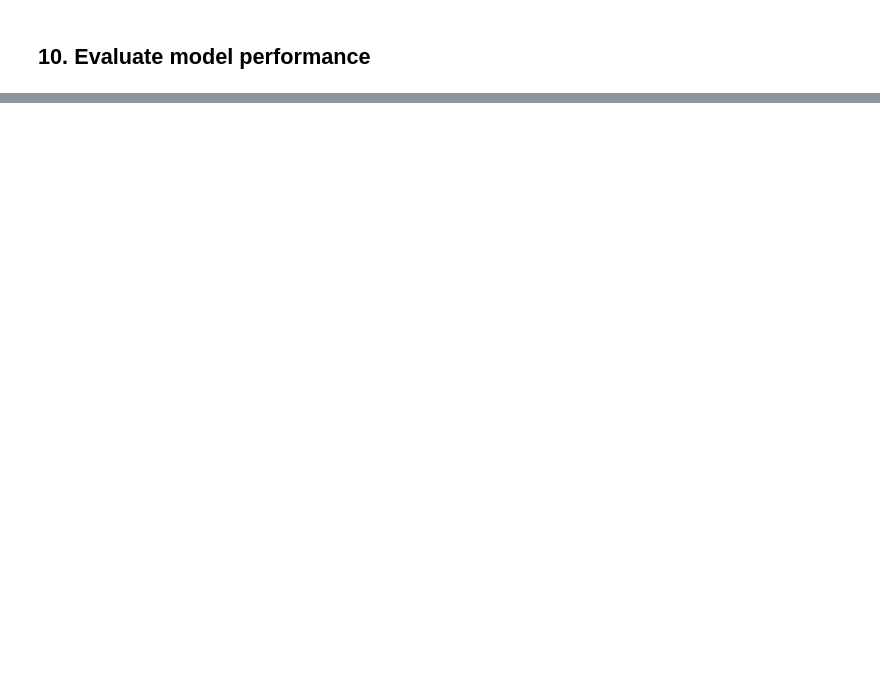
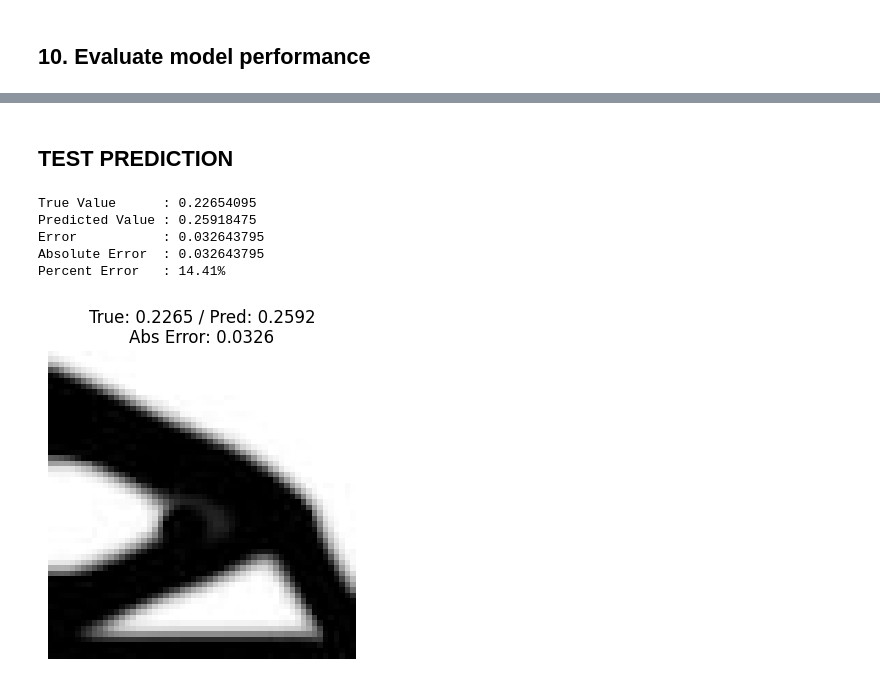
Before and after one commit to min0left-hub/mobis_ai_education_2026, a Jupyter notebook: DL_03_B_CNN_BRKT.ipynb, the cells around one changed output, grey strips where cells are left out. Saved outputs shown, nothing was run; the diff lists cells and outputs as text; code cells hidden in the pictures; blank space fills up the shorter version.

```diff
--- a/DL_03_B_CNN_BRKT.ipynb
+++ b/DL_03_B_CNN_BRKT.ipynb
@@ -339,0 +305,12 @@ num_epochs = 100  # number of times the entire training dataset is passed throug
+# %%
+
+config = {
+    "conv_layers_channels": [32,64,128],
+    "fc_units": [256, 1],
+    "dropout_rate": 0.2,
+    "lr": 0.001,
+    "weight_decay": 1e-4
+}
+
+epochs = 50
+input_size = 56
@@ -501,0 +541,63 @@ valid R2 :  0.9564
+# %% [markdown]
+## TEST PREDICTION
+# %%
+test_idx=0
+# %%
+# test_loader에서 이미지 1개 꺼내기
+model.eval()
+
+with torch.no_grad():
+    for X_batch, y_batch in test_loader:
+        # batch에서 첫 번째 이미지 1개만 선택
+        sample_image = X_batch[test_idx]          # shape: (1, 56, 56)
+        sample_true = y_batch[test_idx]           # shape: (1,) 또는 scalar
+
+        # 모델 입력용으로 batch 차원 추가
+        sample_input = sample_image.unsqueeze(0).to(device)  # shape: (1, 1, 56, 56)
+
+        # 예측
+        sample_pred = model(sample_input)
+
+        break
+# %%
+true_value = sample_true.detach().cpu().numpy().reshape(-1)[0]
+pred_value = sample_pred.detach().cpu().numpy().reshape(-1)[0]
+
+error = pred_value - true_value
+abs_error = abs(error)
+
+if abs(true_value) > 1e-8:
+    percent_error = abs_error / abs(true_value) * 100
+else:
+    percent_error = None
+
+print("True Value      :", true_value)
+print("Predicted Value :", pred_value)
+print("Error           :", error)
+print("Absolute Error  :", abs_error)
+
+if percent_error is not None:
+    print(f"Percent Error   : {percent_error:.2f}%")
+else:
+    print("Percent Error   : 계산 불가, true value가 0에 가까움")
+# %% [output]
+True Value      : 0.22654095
+Predicted Value : 0.25918475
+Error           : 0.032643795
+Absolute Error  : 0.032643795
+Percent Error   : 14.41%
+# %%
+plt.figure(figsize=(4, 4))
+
+# sample_image shape: (1, 56, 56)이므로 squeeze해서 (56, 56)으로 변환
+plt.imshow(sample_image.squeeze().cpu().numpy(), cmap="gray")
+
+plt.title(
+    f"True: {true_value:.4f} / Pred: {pred_value:.4f}\n"
+    f"Abs Error: {abs_error:.4f}"
+)
+
+plt.axis("off")
+plt.show()
+# %% [output]
+[figure, added]
```
Also changed, not shown: parts of 28 cells of this notebook.
